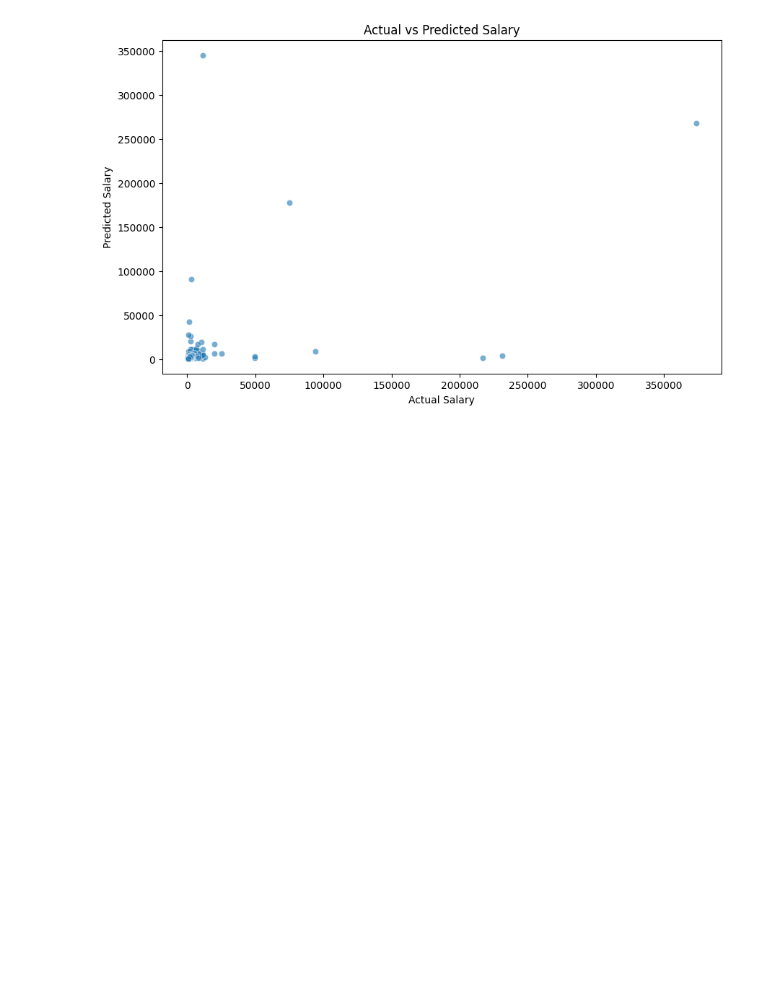
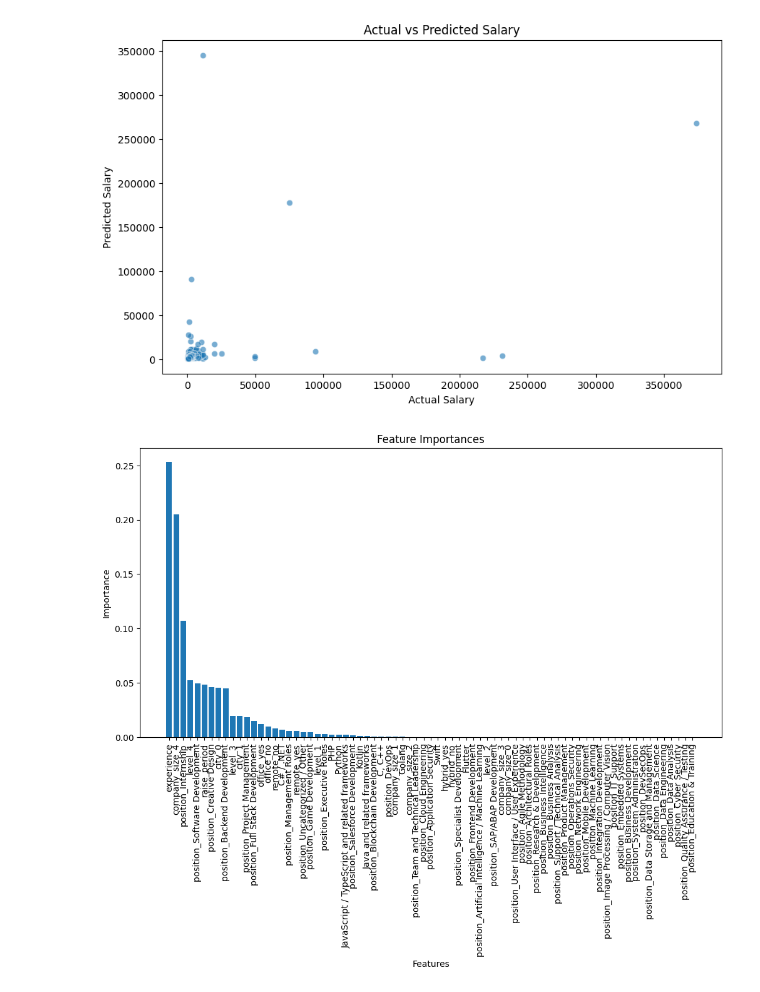
Before and after one commit to haticenurel/ML_based_salary_estimator, a Jupyter notebook: MachineLearning/notebook.ipynb, the cells around one changed output. Saved outputs shown, nothing was run; the diff lists cells and outputs as text; code cells hidden in the pictures; blank space fills up the shorter version.

Commit message:
feature importance graph

```diff
--- a/MachineLearning/notebook.ipynb
+++ b/MachineLearning/notebook.ipynb
@@ -248,3 +248,27 @@ plt.title('Actual vs Predicted Salary')
 plt.show()
 # %% [output]
 [figure]
+# %%
+# Feature importance
+import numpy as np
+import matplotlib.pyplot as plt
+
+# Get feature importances
+importances = best_model.named_steps['model'].feature_importances_
+features = numerical_features + list(best_model.named_steps['preprocessor'].named_transformers_['cat'].get_feature_names_out())
+
+# Sort feature importances in descending order
+indices = np.argsort(importances)[::-1]
+
+# Rearrange feature names so they match the sorted feature importances
+names = [features[i] for i in indices]
+
+plt.figure(figsize=(12, 6))
+plt.bar(range(len(importances)), importances[indices])
+plt.xticks(range(len(importances)), names, rotation=90)
+plt.xlabel('Features')
+plt.ylabel('Importance')
+plt.title('Feature Importances')
+plt.show()
+# %% [output]
+[figure, added]
```
